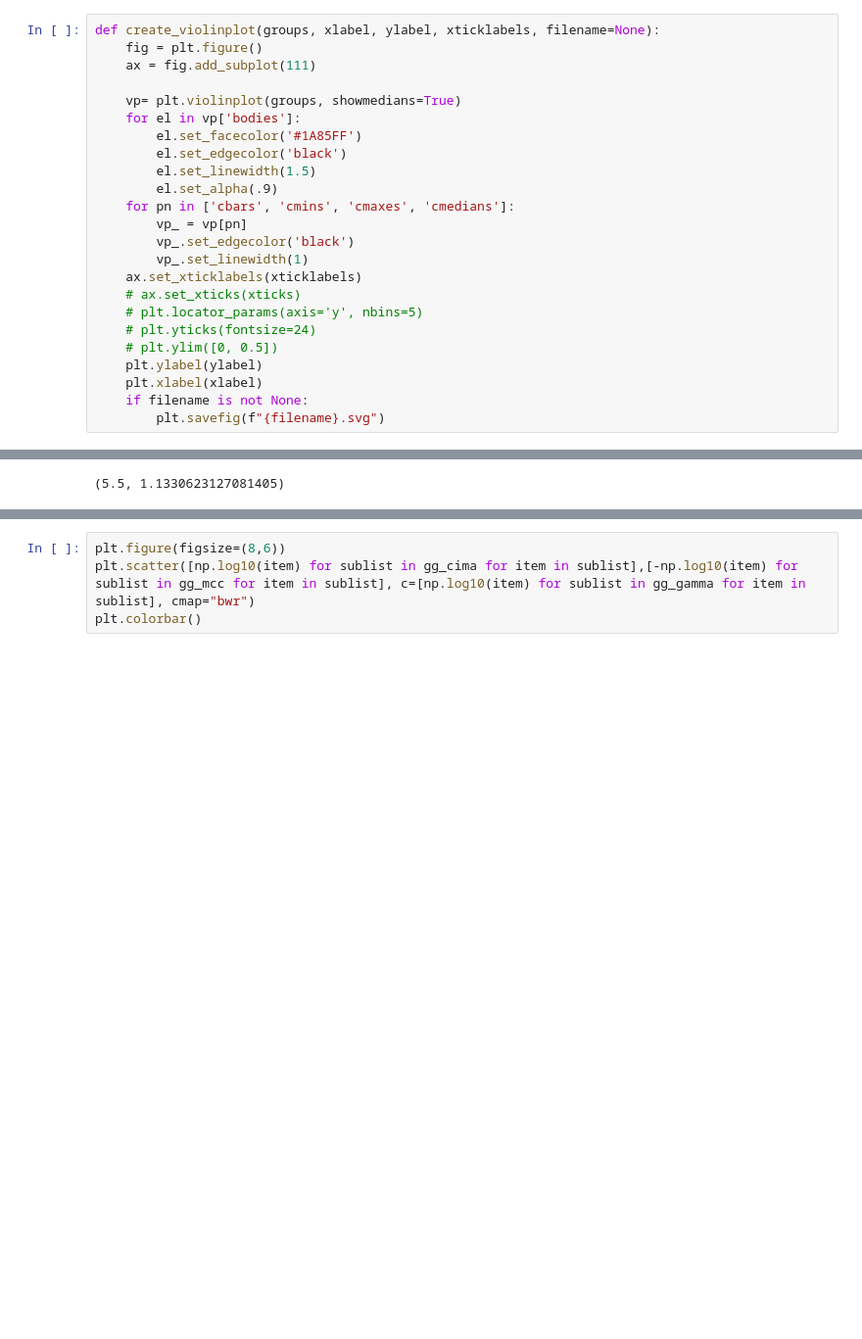
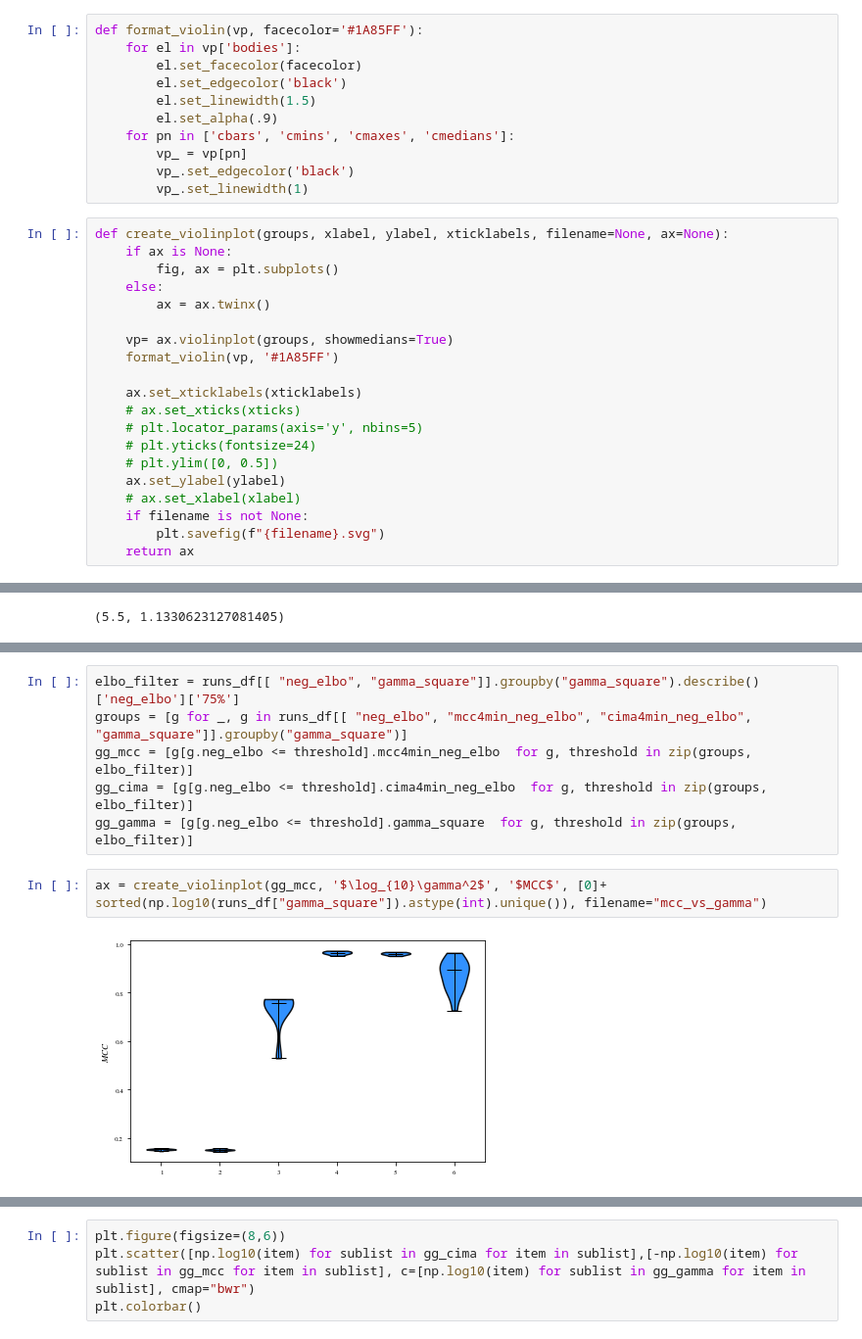
Before and after one commit to rpatrik96/ima-vae, a Jupyter notebook: notebooks/synth_plots.ipynb, the cells around one changed output, grey strips where cells are left out. Shown at 98% size. Drawn from its saved outputs; the diff is of its cells as text; blank space fills up the shorter version.

Commit message:
synt plots

```diff
--- a/notebooks/synth_plots.ipynb
+++ b/notebooks/synth_plots.ipynb
@@ -109,30 +111,37 @@ df_rhs_lhs_gamma_sq = df_rhs.merge( df_lhs, left_index=True, right_index=True).m
 df_mse_sources_mean_decoded_sources = pd.DataFrame(runs_df[[col for col in runs_df.columns if col == "mse_sources_mean_decoded_sources"]].stack().droplevel(1), columns=["mse_sources_mean_decoded_sources"])
 df_mse_obs_decoded_mean_latents = pd.DataFrame(runs_df[[col for col in runs_df.columns if col == "mse_obs_decoded_mean_latents"]].stack().droplevel(1), columns=["mse_obs_decoded_mean_latents"])
 df_mse_gamma_sq = df_mse_sources_mean_decoded_sources.merge( df_mse_obs_decoded_mean_latents, left_index=True, right_index=True).merge(runs_df["gamma_square"], left_index=True, right_index=True)
+# %%
+def format_violin(vp, facecolor='#1A85FF'):
+    for el in vp['bodies']:
+        el.set_facecolor(facecolor)
+        el.set_edgecolor('black')
+        el.set_linewidth(1.5)
+        el.set_alpha(.9)
+    for pn in ['cbars', 'cmins', 'cmaxes', 'cmedians']:
+        vp_ = vp[pn]
+        vp_.set_edgecolor('black')
+        vp_.set_linewidth(1)
 # %%
-def create_violinplot(groups, xlabel, ylabel, xticklabels, filename=None):
-    fig = plt.figure()
-    ax = fig.add_subplot(111)
+def create_violinplot(groups, xlabel, ylabel, xticklabels, filename=None, ax=None):
+    if ax is None:
+        fig, ax = plt.subplots()
+    else:
+        ax = ax.twinx()
 
-    vp= plt.violinplot(groups, showmedians=True)
-    for el in vp['bodies']:
-        el.set_facecolor('#1A85FF')
-        el.set_edgecolor('black')
-        el.set_linewidth(1.5)
-        el.set_alpha(.9)
-    for pn in ['cbars', 'cmins', 'cmaxes', 'cmedians']:
-        vp_ = vp[pn]
-        vp_.set_edgecolor('black')
-        vp_.set_linewidth(1)
+    vp= ax.violinplot(groups, showmedians=True)
+    format_violin(vp, '#1A85FF')
+
     ax.set_xticklabels(xticklabels)
     # ax.set_xticks(xticks)
     # plt.locator_params(axis='y', nbins=5)
     # plt.yticks(fontsize=24)
     # plt.ylim([0, 0.5])
-    plt.ylabel(ylabel)
-    plt.xlabel(xlabel)
+    ax.set_ylabel(ylabel)
+    # ax.set_xlabel(xlabel)
     if filename is not None:
         plt.savefig(f"{filename}.svg")
+    return ax
 # %%
 from tueplots  import figsizes
 # %%
@@ -177 +151,11 @@ No handles with labels found to put in legend.
+# %%
+elbo_filter = runs_df[[ "neg_elbo", "gamma_square"]].groupby("gamma_square").describe()['neg_elbo']['75%']
+groups = [g for _, g in runs_df[[ "neg_elbo", "mcc4min_neg_elbo", "cima4min_neg_elbo", "gamma_square"]].groupby("gamma_square")]
+gg_mcc = [g[g.neg_elbo <= threshold].mcc4min_neg_elbo  for g, threshold in zip(groups, elbo_filter)]
+gg_cima = [g[g.neg_elbo <= threshold].cima4min_neg_elbo  for g, threshold in zip(groups, elbo_filter)]
+gg_gamma = [g[g.neg_elbo <= threshold].gamma_square  for g, threshold in zip(groups, elbo_filter)]
+# %%
+ax = create_violinplot(gg_mcc, '$\log_{10}\gamma^2$', '$MCC$', [0]+ sorted(np.log10(runs_df["gamma_square"]).astype(int).unique()), filename="mcc_vs_gamma")
+# %% [output]
+[figure, added]
 # %%
```
Also changed, not shown: parts of 13 cells of this notebook.
